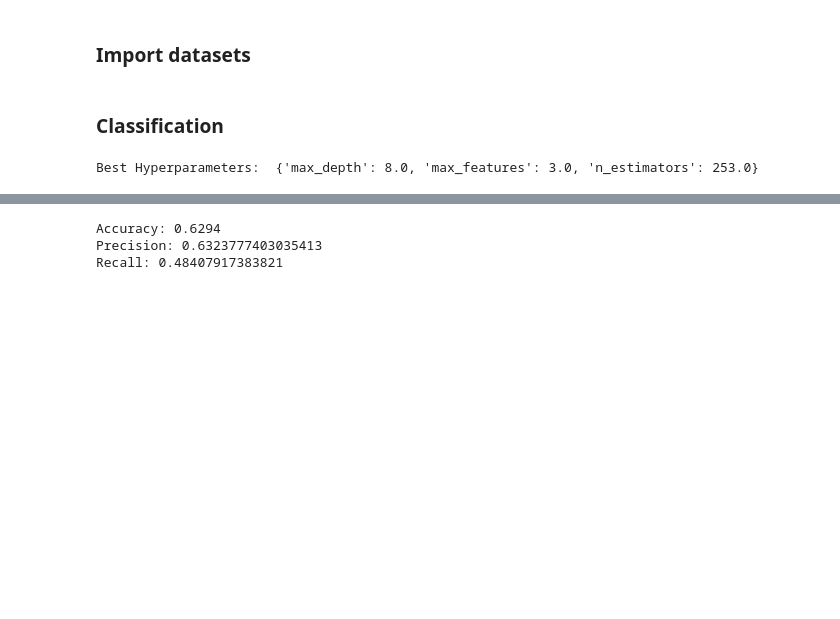
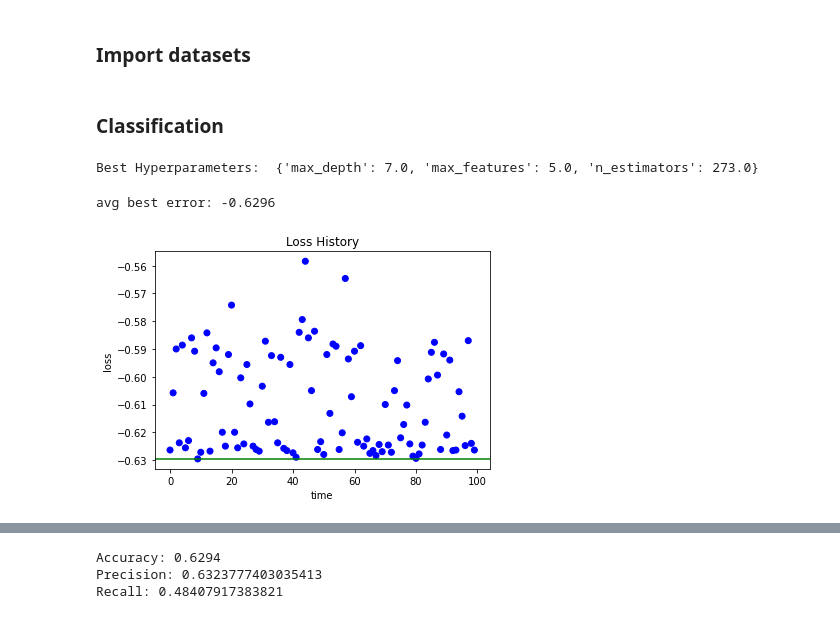
Before and after one commit to naskoap/rann, a Jupyter notebook: experiment/hyperopt_experiment.ipynb, the cells around one changed output, grey strips where cells are left out. Drawn from its saved outputs; the diff is of its cells as text; code cells hidden in the pictures; blank space fills up the shorter version.

Commit message:
add hyperopt plot test for reference

```diff
--- a/experiment/hyperopt_experiment.ipynb
+++ b/experiment/hyperopt_experiment.ipynb
@@ -53,9 +53,15 @@ space = {
 }
 # %%
 start = time.time()
-best = fmin(objective, space, algo=tpe.suggest, max_evals=100)
+trials = Trials()
+best = fmin(objective, space, algo=tpe.suggest, max_evals=100, trials=trials, rstate=np.random.default_rng(RANDOM_SEED))
 end = time.time()
 # %%
 print("Best Hyperparameters: ", best)
 # %% [output]
-Best Hyperparameters:  {'max_depth': 8.0, 'max_features': 3.0, 'n_estimators': 253.0}
+Best Hyperparameters:  {'max_depth': 7.0, 'max_features': 5.0, 'n_estimators': 273.0}
+# %%
+main_plot_history(trials)
+# %% [output]
+avg best error: -0.6296
+[figure, added]
```
Also changed, not shown: parts of 3 cells of this notebook.
